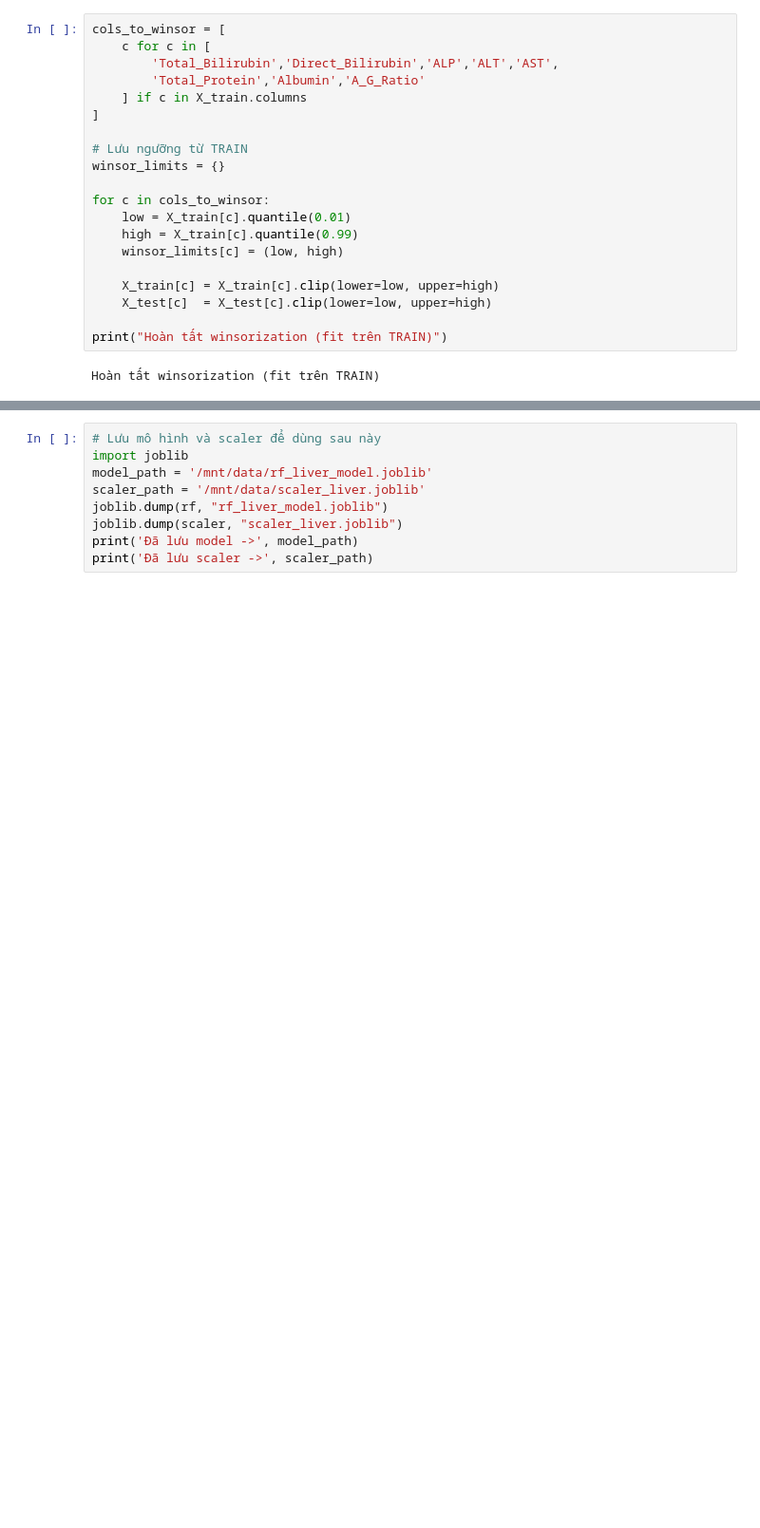
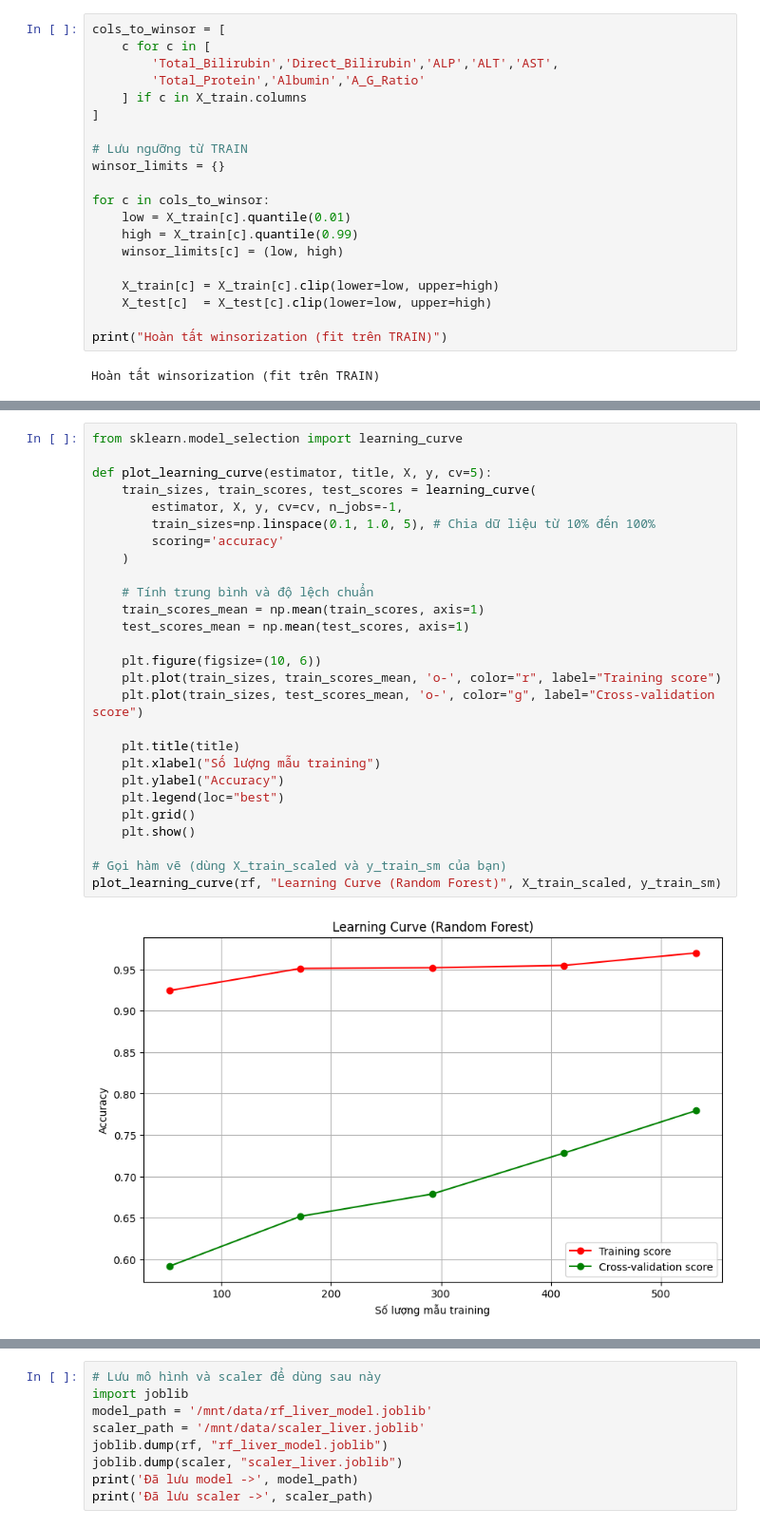
Before and after one commit to supernewbiecoder/DuDoanBenhGanDuaTrenDuLieu_KNN, a Jupyter notebook: liver_classification_notebook.ipynb, the cells around one changed output, grey strips where cells are left out. Shown at 95% size. Drawn from its saved outputs; the diff is of its cells as text; blank space fills up the shorter version.

```diff
--- a/liver_classification_notebook.ipynb
+++ b/liver_classification_notebook.ipynb
@@ -354,3 +361,32 @@ Confusion matrix:
+# %%
+from sklearn.model_selection import learning_curve
+
+def plot_learning_curve(estimator, title, X, y, cv=5):
+    train_sizes, train_scores, test_scores = learning_curve(
+        estimator, X, y, cv=cv, n_jobs=-1,
+        train_sizes=np.linspace(0.1, 1.0, 5), # Chia dữ liệu từ 10% đến 100%
+        scoring='accuracy'
+    )
+
+    # Tính trung bình và độ lệch chuẩn
+    train_scores_mean = np.mean(train_scores, axis=1)
+    test_scores_mean = np.mean(test_scores, axis=1)
+
+    plt.figure(figsize=(10, 6))
+    plt.plot(train_sizes, train_scores_mean, 'o-', color="r", label="Training score")
+    plt.plot(train_sizes, test_scores_mean, 'o-', color="g", label="Cross-validation score")
+
+    plt.title(title)
+    plt.xlabel("Số lượng mẫu training")
+    plt.ylabel("Accuracy")
+    plt.legend(loc="best")
+    plt.grid()
+    plt.show()
+
+# Gọi hàm vẽ (dùng X_train_scaled và y_train_sm của bạn)
+plot_learning_curve(rf, "Learning Curve (Random Forest)", X_train_scaled, y_train_sm)
+# %% [output]
+[figure, added]
 # %%
 # Giá trị quan trọng của biến (feature importances)
 importances = rf.feature_importances_
```
Also changed, not shown: parts of 8 cells of this notebook, 3 other files.
